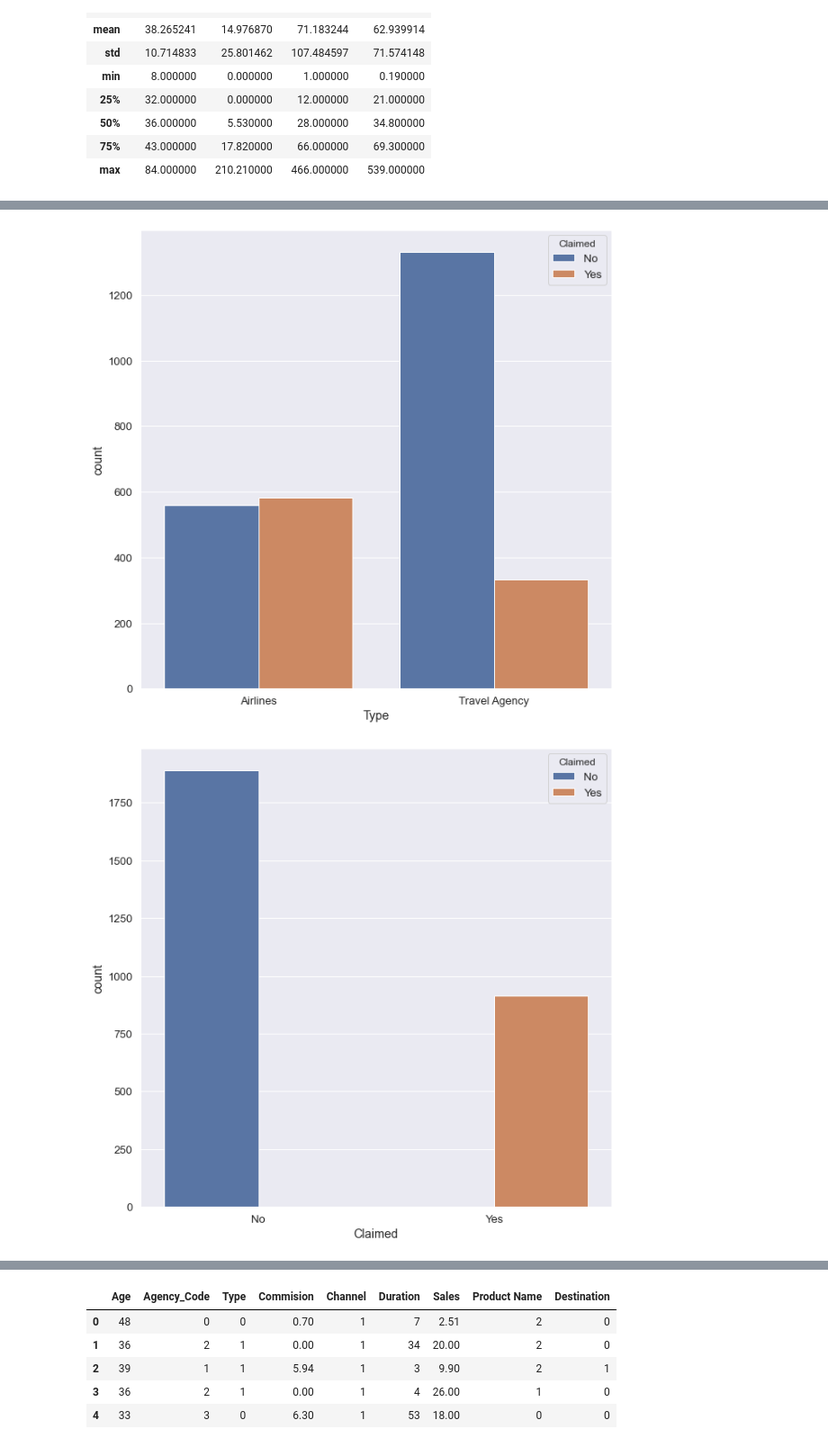
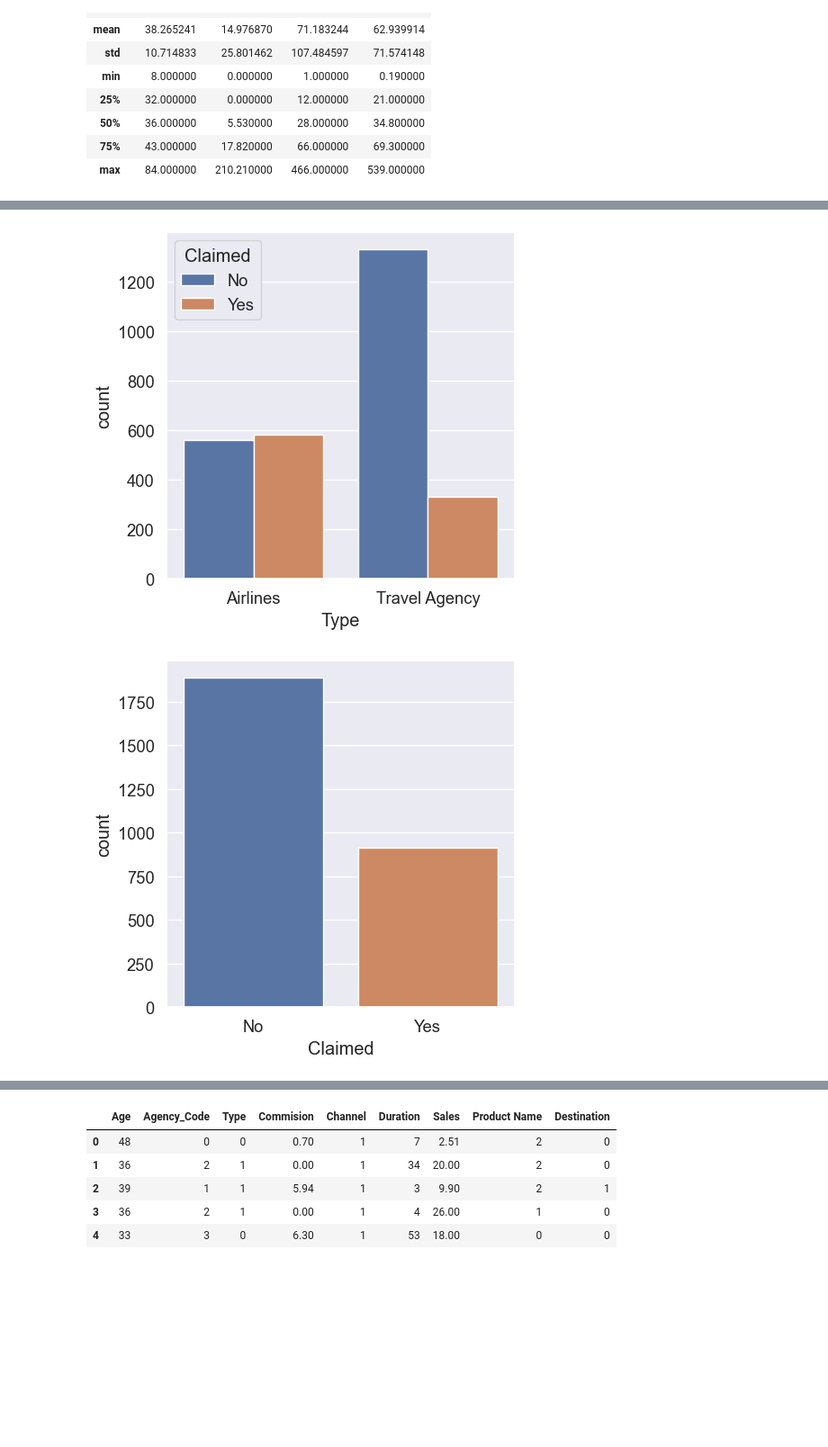
Before and after one commit to rudrakshseth01/bank_cust_segmentation_ins_claim_pred, a Jupyter notebook: custm_segm_ins_claim_pred.ipynb, the cells around one changed output, grey strips where cells are left out. Shown at 90% size. Drawn from its saved outputs; the diff is of its cells as text; code cells hidden in the pictures; blank space fills up the shorter version.

```diff
--- a/custm_segm_ins_claim_pred.ipynb
+++ b/custm_segm_ins_claim_pred.ipynb
@@ -426,7 +463,7 @@ ValueError: Neither the `x` nor `y` variable appears to be numeric.
 # %% [markdown]
 ## Problem 2: CART-RF-ANN
 # %%
-df_ins = pd.read_csv('insurance_part2_data.csv')
+df_ins = pd.read_csv('insurance_part2_data-2.csv')
 # %%
 df_ins.head()
 # %% [output]
@@ -587,6 +641,6 @@ sns.pairplot(data = df_ins)
 # %%
 for j in catlist :
-     plt.figure(figsize=(10,10))
+     plt.figure(figsize=(5,5))
      sns.countplot (x=j, hue='Claimed' , data = df_ins)
      plt.show()
 # %% [output]
@@ -594,2 +648,2 @@ for j in catlist :
-[figure, old version]
+[figure, new version]
-[figure, old version]
+[figure, new version]
```
Also changed, not shown: parts of 47 cells of this notebook, 3 other files.
